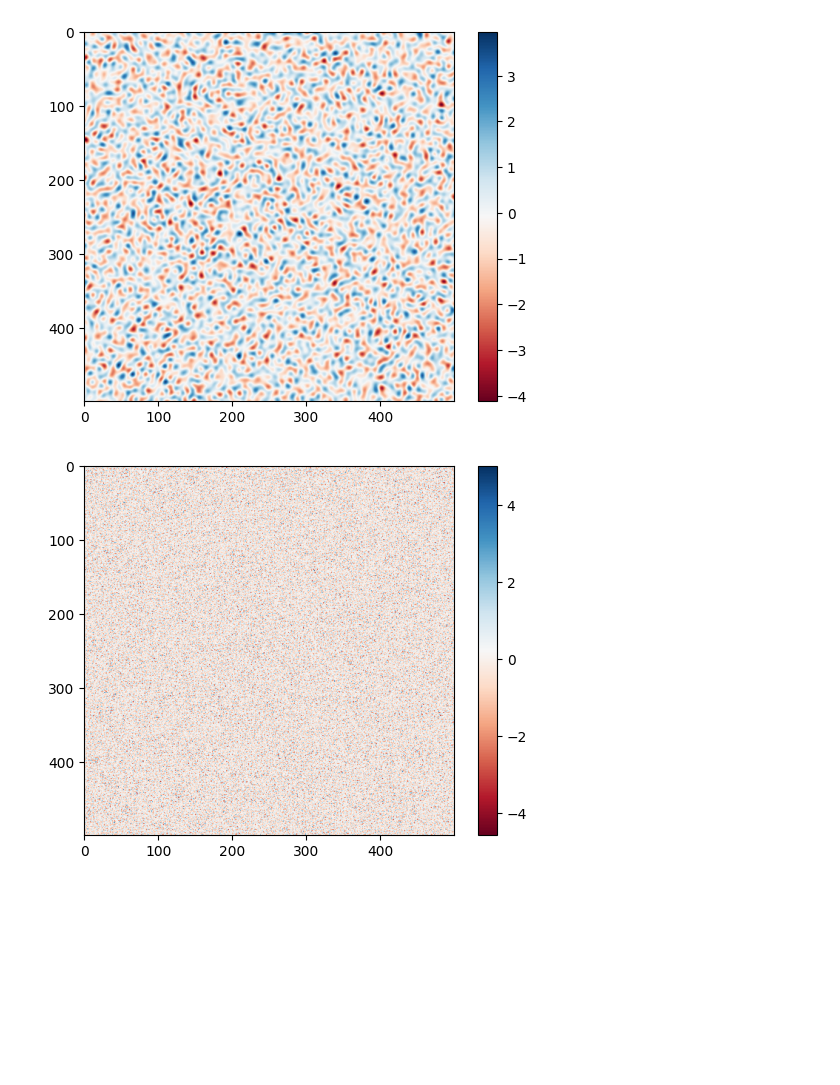
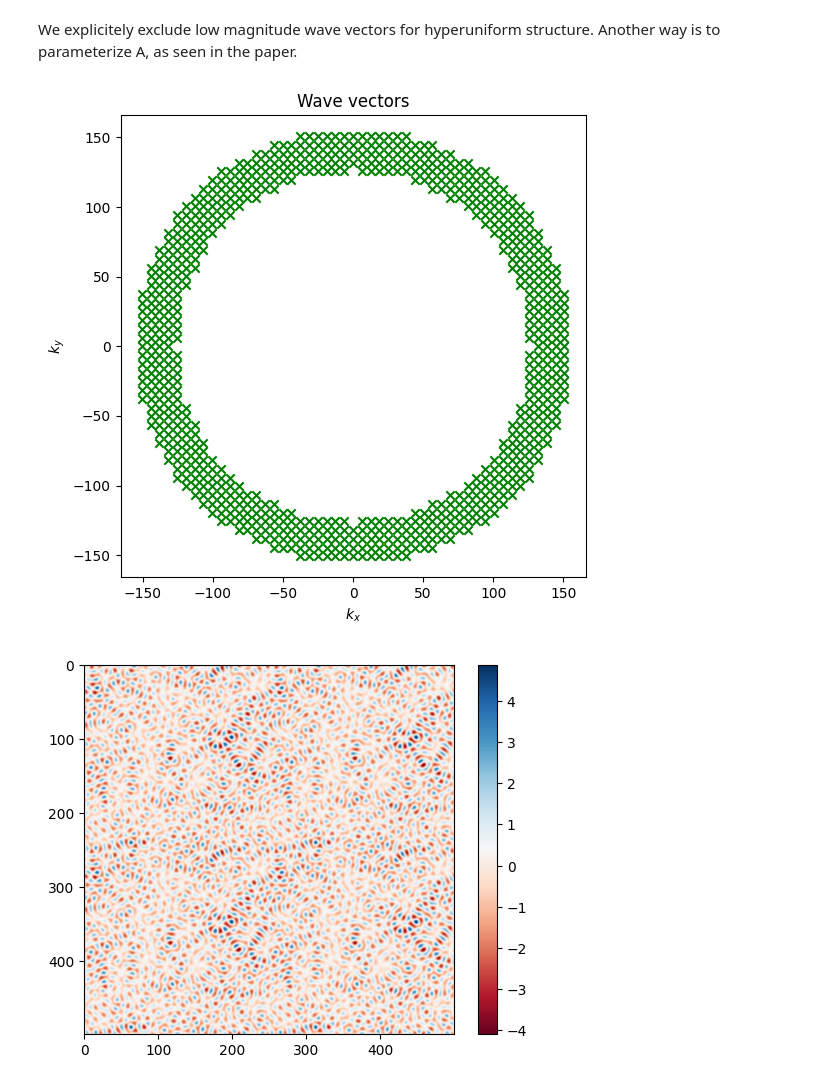
Before and after one commit to EnnoI/modeling_seminarSoSe25, a Jupyter notebook: gaussian.ipynb, the cells around one changed output. Drawn from its saved outputs; the diff is of its cells as text; code cells hidden in the pictures; blank space fills up the shorter version.

Commit message:
gaussian cleanup and hu working example + formating

```diff
--- a/gaussian.ipynb
+++ b/gaussian.ipynb
@@ -11,42 +59,15 @@ def generate_unit_circle_points(num_points):
+# %% [markdown]
+We explicitely exclude low magnitude wave vectors for hyperuniform structure. Another way is to parameterize A, as seen in the paper.
 # %%
-N = 500
-x = np.linspace(-1, 1, N)
-y = np.linspace(-1, 1, N)
-X, Y = np.meshgrid(x, y)
+# ---== space and fourier discretization ==--- #
+k = generate_k_vectors(50*np.pi, K_min=40*np.pi, num_per_dim=100)
+plot_wave_vectors(k)
 
-M = 1000
-A = np.sqrt(2)
-k = generate_unit_circle_points(M)
-km = np.random.uniform(50., 50.*np.pi, M)
-phi = np.random.uniform(0, 2 * np.pi, M)
-kx = km * k[:, 0]
-ky = km * k[:, 1]
+# ---== define f ==--- #
+phi = np.random.uniform(0, 2 * np.pi, k.shape[0])
+f = lambda x, y, k : 1./np.sqrt(k.shape[0]) * np.sum(np.sqrt(2)*(np.cos(k[:, 0]*x +  k[:, 1]*y + phi)))
 
-f = lambda x, y : 1./np.sqrt(M) * np.sum(A*(np.cos(kx*x +  ky*y + phi)))
-Z = np.zeros_like(X)
-
-for i, xk in enumerate(x):
-    for j, yk in enumerate(y):
-        Z[i, j] = f(xk, yk)
-
-plt.imshow(Z, cmap="RdBu", vmin=Z.min(), vmax=Z.max())
-plt.colorbar()
-plt.show()
+plot_gaussian_field(f, k)
 # %% [output]
-[figure, old version]
+[figure, new version]
+[figure, added]
-# %%
-x = np.linspace(-5, 5, N)
-y = np.linspace(-5, 5, N)
-X, Y = np.meshgrid(x, y)
-
-Z = np.zeros_like(X)
-
-for i, xk in enumerate(x):
-    for j, yk in enumerate(y):
-        Z[i, j] = f(xk, yk)
-
-plt.imshow(Z, cmap="RdBu", vmin=Z.min(), vmax=Z.max())
-plt.colorbar()
-plt.show()
-# %% [output]
-[figure, removed]
```
Also changed, not shown: parts of 4 cells of this notebook, 1 other file.
